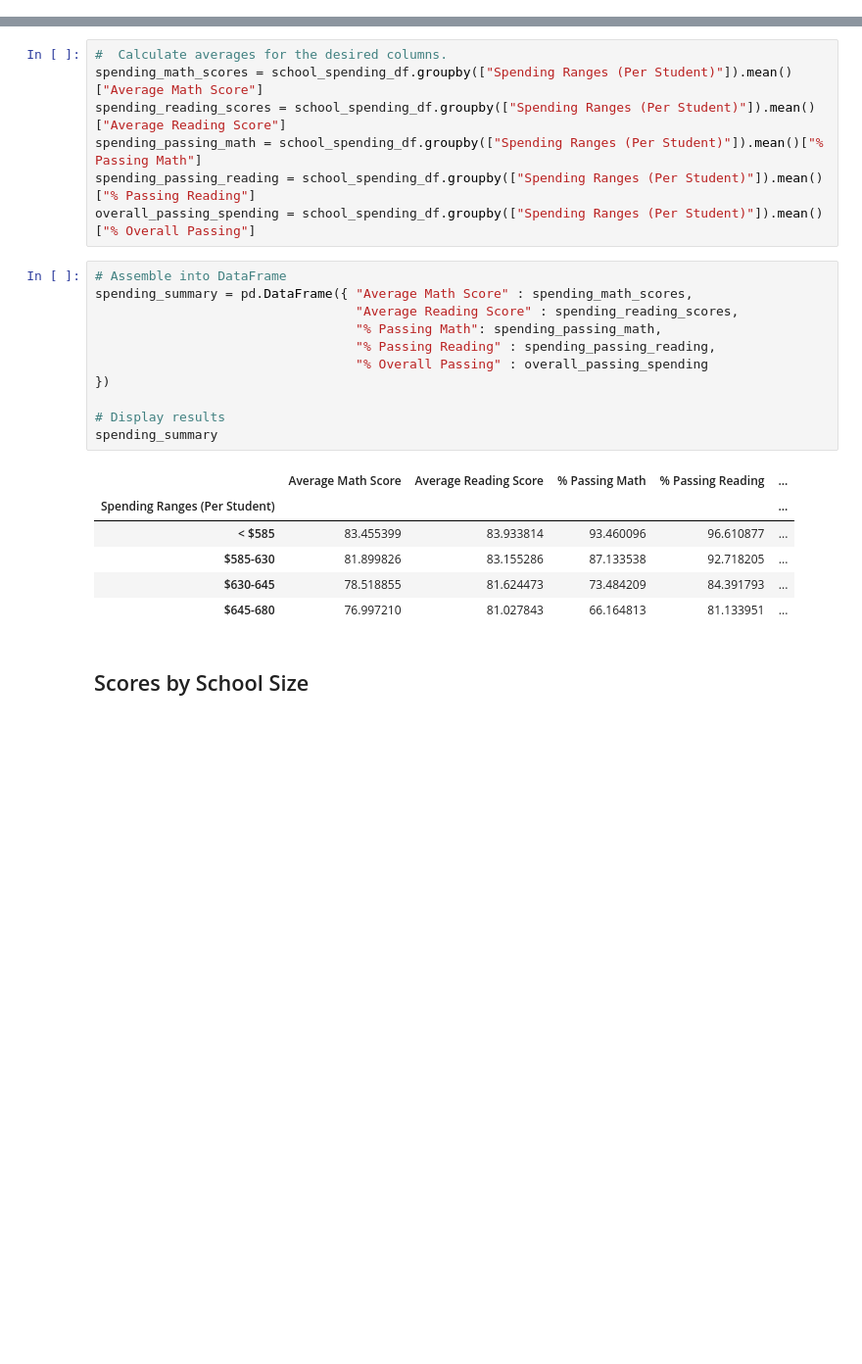
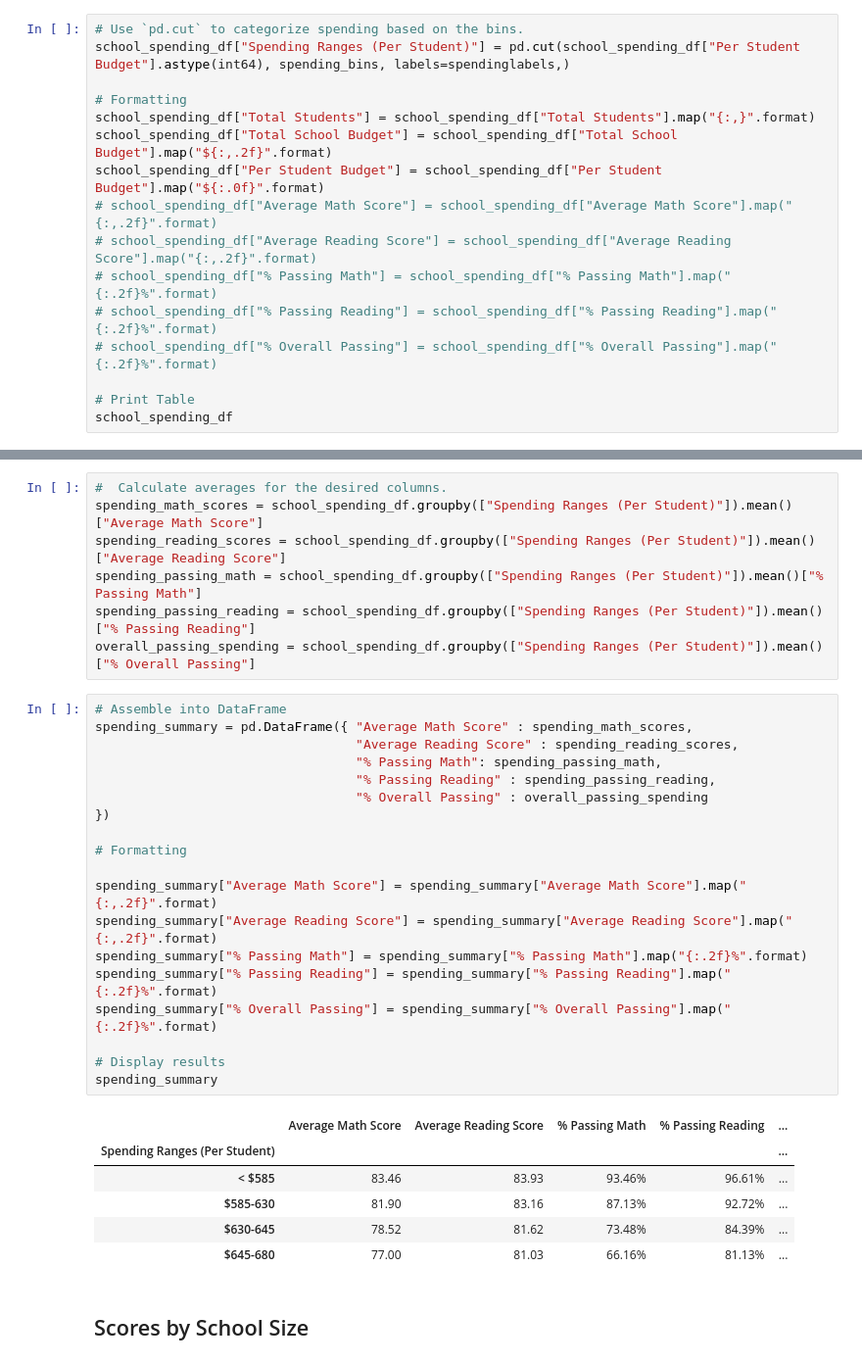
Before and after one commit to vgpass/pandas-challenge, a Jupyter notebook: PyCitySchools/PyCitySchools_complete.ipynb, the cells around one changed output, grey strips where cells are left out. Shown at 98% size. Drawn from its saved outputs; the diff is of its cells as text; blank space fills up the shorter version.

```diff
--- a/PyCitySchools/PyCitySchools_complete.ipynb
+++ b/PyCitySchools/PyCitySchools_complete.ipynb
@@ -358,0 +384,16 @@ school_spending_df
+# %%
+# Use `pd.cut` to categorize spending based on the bins.
+school_spending_df["Spending Ranges (Per Student)"] = pd.cut(school_spending_df["Per Student Budget"].astype(int64), spending_bins, labels=spendinglabels,)
+
+# Formatting
+school_spending_df["Total Students"] = school_spending_df["Total Students"].map("{:,}".format)
+school_spending_df["Total School Budget"] = school_spending_df["Total School Budget"].map("${:,.2f}".format)
+school_spending_df["Per Student Budget"] = school_spending_df["Per Student Budget"].map("${:.0f}".format)
+# school_spending_df["Average Math Score"] = school_spending_df["Average Math Score"].map("{:,.2f}".format)
+# school_spending_df["Average Reading Score"] = school_spending_df["Average Reading Score"].map("{:,.2f}".format)
+# school_spending_df["% Passing Math"] = school_spending_df["% Passing Math"].map("{:.2f}%".format)
+# school_spending_df["% Passing Reading"] = school_spending_df["% Passing Reading"].map("{:.2f}%".format)
+# school_spending_df["% Overall Passing"] = school_spending_df["% Overall Passing"].map("{:.2f}%".format)
+
+# Print Table
+school_spending_df
@@ -366,21 +425,29 @@ overall_passing_spending = school_spending_df.groupby(["Spending Ranges (Per Stu
 # %%
 # Assemble into DataFrame
 spending_summary = pd.DataFrame({ "Average Math Score" : spending_math_scores,
                                   "Average Reading Score" : spending_reading_scores,
                                   "% Passing Math": spending_passing_math,
                                   "% Passing Reading" : spending_passing_reading,
                                   "% Overall Passing" : overall_passing_spending
 })
 
+# Formatting
+
+spending_summary["Average Math Score"] = spending_summary["Average Math Score"].map("{:,.2f}".format)
+spending_summary["Average Reading Score"] = spending_summary["Average Reading Score"].map("{:,.2f}".format)
+spending_summary["% Passing Math"] = spending_summary["% Passing Math"].map("{:.2f}%".format)
+spending_summary["% Passing Reading"] = spending_summary["% Passing Reading"].map("{:.2f}%".format)
+spending_summary["% Overall Passing"] = spending_summary["% Overall Passing"].map("{:.2f}%".format)
+
 # Display results
 spending_summary
 # %% [output]
 |  | Average Math Score | Average Reading Score | % Passing Math | % Passing Reading | ... |
 | Spending Ranges (Per Student) |  |  |  |  | ... |
-| < $585 | 83.455399 | 83.933814 | 93.460096 | 96.610877 | ... |
-| $585-630 | 81.899826 | 83.155286 | 87.133538 | 92.718205 | ... |
-| $630-645 | 78.518855 | 81.624473 | 73.484209 | 84.391793 | ... |
-| $645-680 | 76.997210 | 81.027843 | 66.164813 | 81.133951 | ... |
+| < $585 | 83.46 | 83.93 | 93.46% | 96.61% | ... |
+| $585-630 | 81.90 | 83.16 | 87.13% | 92.72% | ... |
+| $630-645 | 78.52 | 81.62 | 73.48% | 84.39% | ... |
+| $645-680 | 77.00 | 81.03 | 66.16% | 81.13% | ... |
 # %% [markdown]
 ## Scores by School Size
 # %%
```
Also changed, not shown: parts of 8 cells of this notebook.
